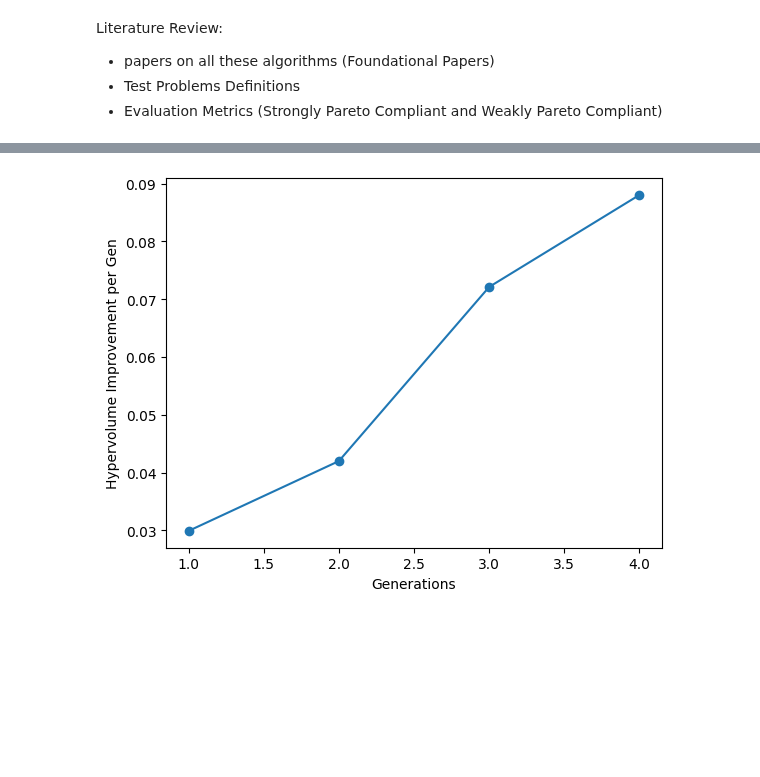
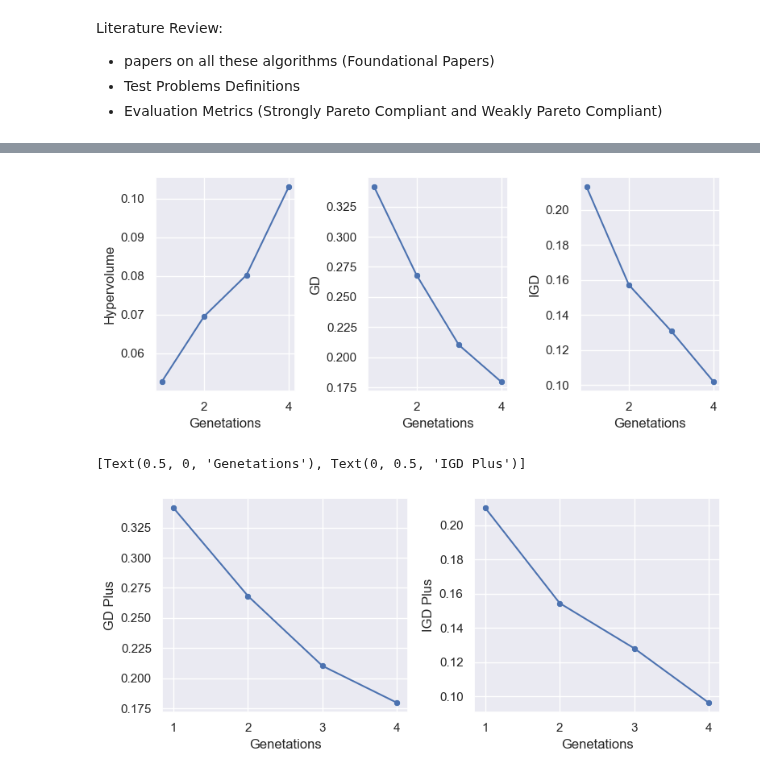
Before and after one commit to arjun8009/Python-Exeter, a Jupyter notebook: Multi Objective Optimization/COMM-510 CA-1.ipynb, the cells around one changed output, grey strips where cells are left out. Cells and saved outputs as stored; diff of their text form; code cells hidden in the pictures; blank space fills up the shorter version.

```diff
--- a/Multi Objective Optimization/COMM-510 CA-1.ipynb
+++ b/Multi Objective Optimization/COMM-510 CA-1.ipynb
@@ -62,13 +70,46 @@ data_hv_per_gen
 # %%
 import matplotlib.pyplot as plt
-plt.figure()
-plt.scatter([1,2,3,4],data_hv_per_gen[0])
-plt.plot([1,2,3,4],data_hv_per_gen[0])
-plt.ylabel('Hypervolume Improvement per Gen')
-plt.xlabel('Generations')
+import seaborn as sns
+plt.rcParams["figure.figsize"] = [8.00, 3.50]
+#plt.rcParams["figure.autolayout"] = True
+fig,axes = plt.subplots(1,3)
+sns.set_theme(style="darkgrid")
+fig.subplots_adjust(hspace=0.425, wspace=0.425)
+sns.scatterplot(x=[1,2,3,4],y=data_hv_per_gen[0],ax=axes[0])
+sns.lineplot(x=[1,2,3,4],y=data_hv_per_gen[0],ax=axes[0])
+axes[0].set(xlabel='Genetations',ylabel='Hypervolume')
+
+sns.scatterplot(x=[1,2,3,4],y=data_gd_per_gen[0],ax=axes[1])
+sns.lineplot(x=[1,2,3,4],y=data_gd_per_gen[0],ax=axes[1])
+axes[1].set(xlabel='Genetations',ylabel='GD')
+
+sns.scatterplot(x=[1,2,3,4],y=data_igd_per_gen[0],ax=axes[2])
+sns.lineplot(x=[1,2,3,4],y=data_igd_per_gen[0],ax=axes[2])
+axes[2].set(xlabel='Genetations',ylabel='IGD')
+
+
 plt.show()
 # %% [output]
-[figure, old version]
+[figure, new version]
+# %%
+plt.rcParams["figure.figsize"] = [8.00, 3.50]
+#plt.rcParams["figure.autolayout"] = True
+fig,axes = plt.subplots(1,2)
+
+sns.set_theme(style="darkgrid")
+fig.subplots_adjust(hspace=0.425, wspace=0.425)
+
+
+sns.scatterplot(x=[1,2,3,4],y=data_gdpl_per_gen[0],ax=axes[0])
+sns.lineplot(x=[1,2,3,4],y=data_gdpl_per_gen[0],ax=axes[0])
+axes[0].set(xlabel='Genetations',ylabel='GD Plus')
+
+sns.scatterplot(x=[1,2,3,4],y=data_igdpl_per_gen[0],ax=axes[1])
+sns.lineplot(x=[1,2,3,4],y=data_igdpl_per_gen[0],ax=axes[1])
+axes[1].set(xlabel='Genetations',ylabel='IGD Plus')
+# %% [output]
+[Text(0.5, 0, 'Genetations'), Text(0, 0.5, 'IGD Plus')]
+[figure, added]
 # %%
 from pymoo.algorithms.moo.spea2 import NSGA2
 from pymoo.problems.many import DTLZ2
```
Also changed, not shown: parts of 15 cells of this notebook.
